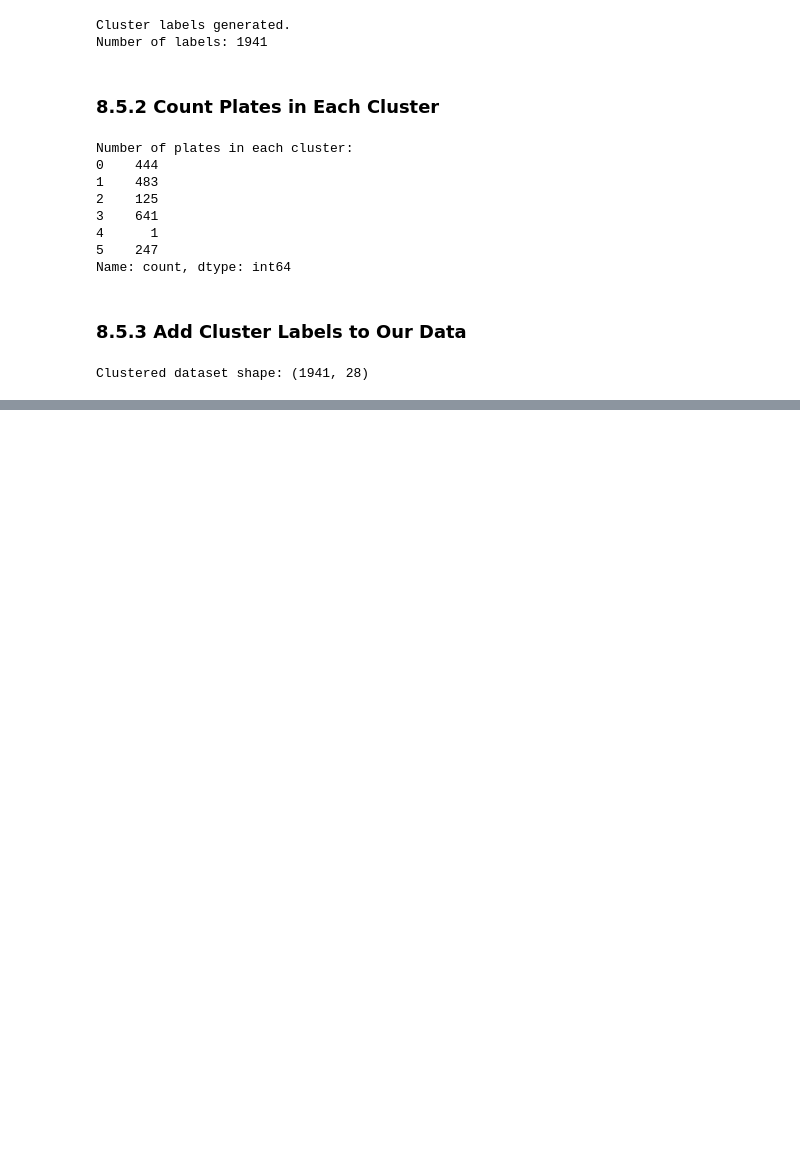
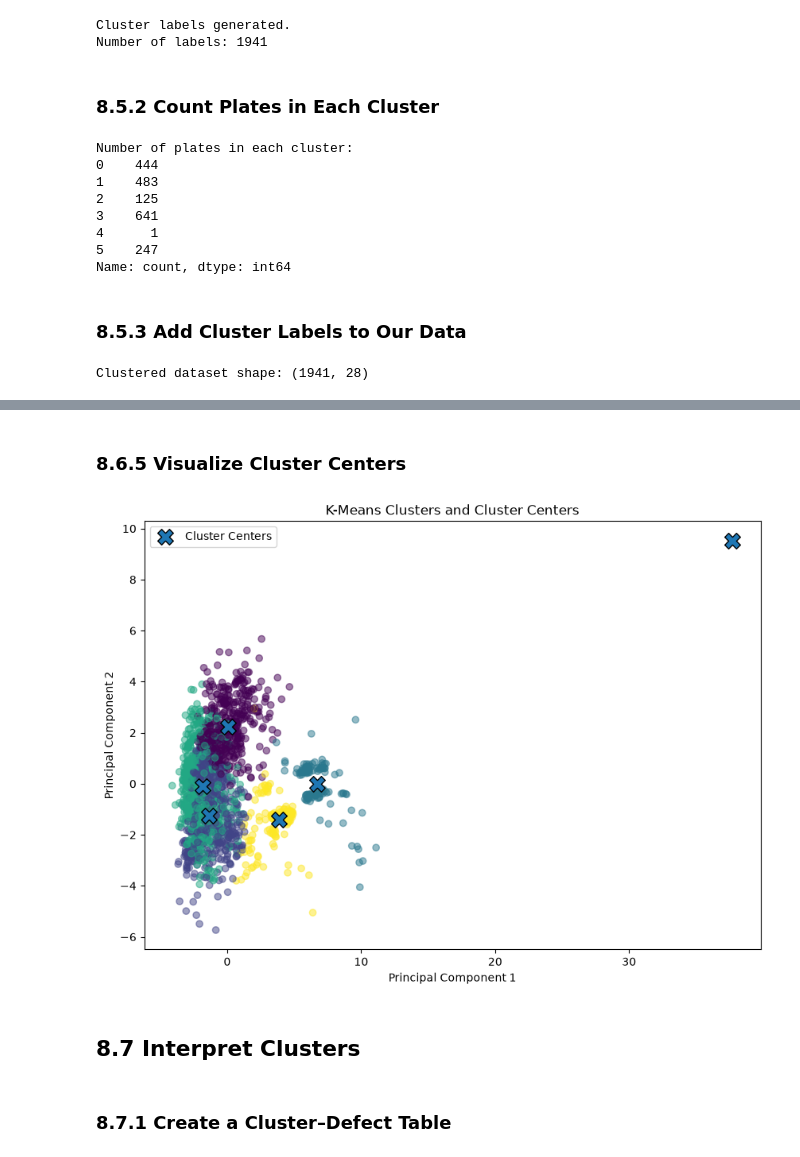
Before and after one commit to fardinfaruqi/steel-plate-quality-control, a Jupyter notebook: notebooks/steel_plate_quality_control.ipynb, the cells around one changed output, grey strips where cells are left out. Cells and saved outputs as stored; diff of their text form; code cells hidden in the pictures; blank space fills up the shorter version.

```diff
--- a/notebooks/steel_plate_quality_control.ipynb
+++ b/notebooks/steel_plate_quality_control.ipynb
@@ -1828,0 +1898,40 @@ Clustered dataset shape: (1941, 28)
+# %% [markdown]
+### 8.6.5 Visualize Cluster Centers
+# %%
+# Transform K-Means cluster centers into PCA space
+
+cluster_centers_pca = pca.transform(
+    final_kmeans.cluster_centers_
+)
+
+plt.figure(figsize=(10, 7))
+
+plt.scatter(
+    X_pca[:, 0],
+    X_pca[:, 1],
+    c=final_cluster_labels,
+    cmap="viridis",
+    alpha=0.5
+)
+
+plt.scatter(
+    cluster_centers_pca[:, 0],
+    cluster_centers_pca[:, 1],
+    marker="X",
+    s=200,
+    edgecolor="black",
+    label="Cluster Centers"
+)
+
+plt.title("K-Means Clusters and Cluster Centers")
+plt.xlabel("Principal Component 1")
+plt.ylabel("Principal Component 2")
+plt.legend()
+
+plt.show()
+# %% [output]
+[figure, added]
+# %% [markdown]
+## 8.7 Interpret Clusters
+# %% [markdown]
+### 8.7.1 Create a Cluster–Defect Table
```
Also changed, not shown: parts of 23 cells of this notebook, 1 other file.
